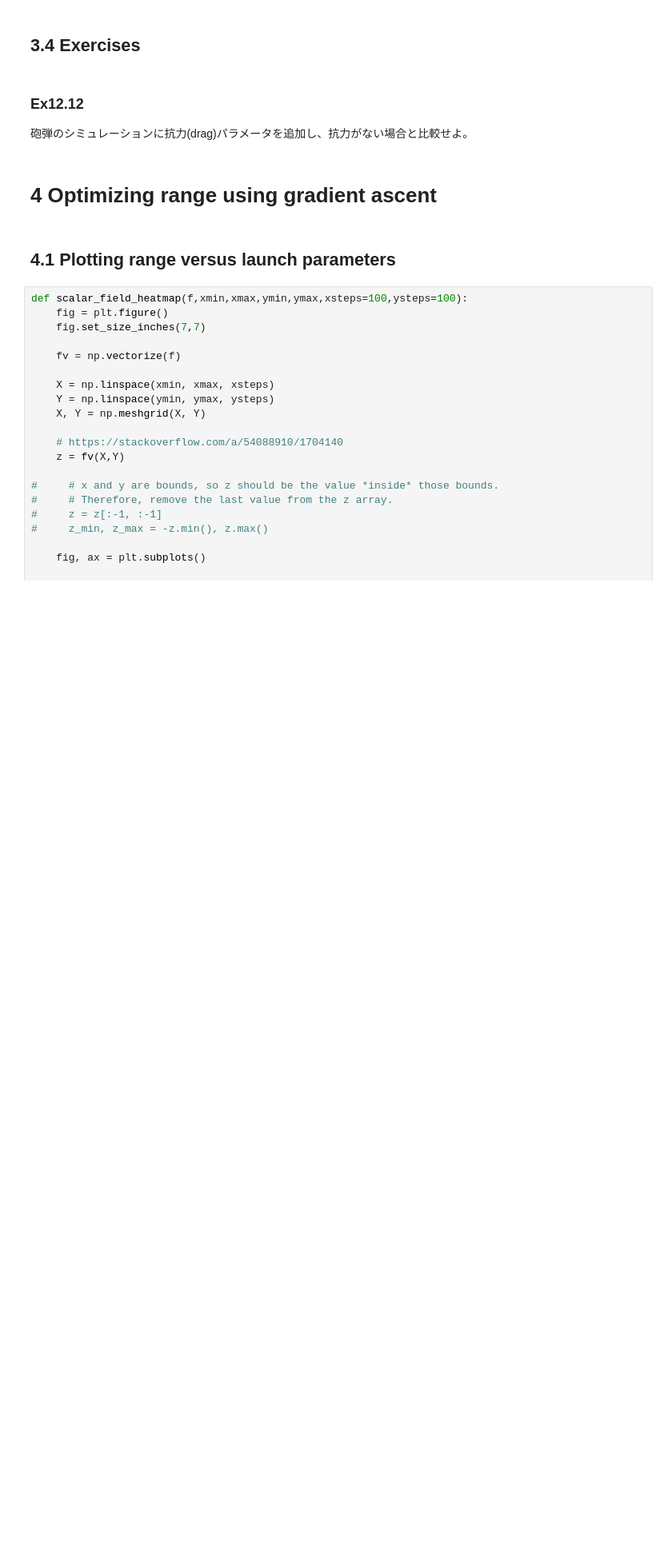
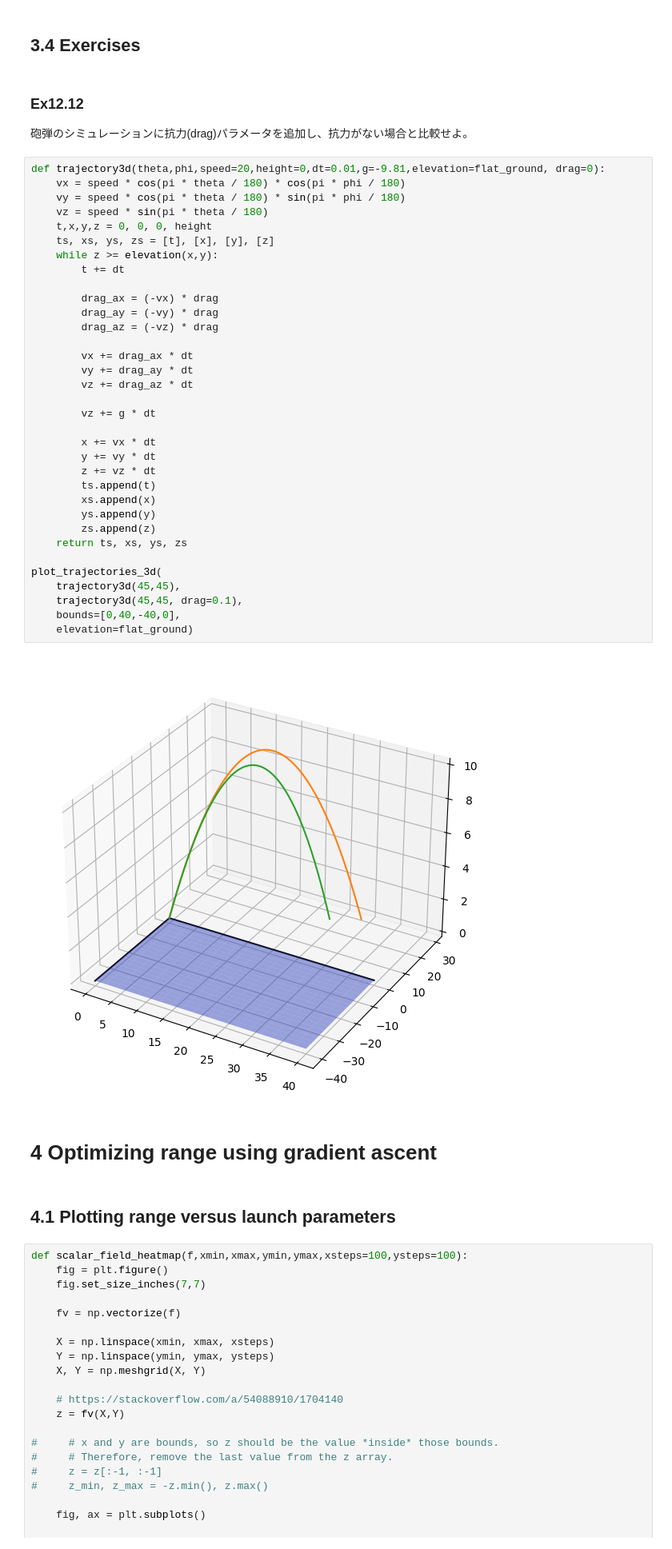
Before and after one commit to kjmatsuda/Math-for-Programmers, a Jupyter notebook: Chapter_12/ex12.ipynb, the cells around one changed output. Shown at 80% size. Drawn from its saved outputs; the diff is of its cells as text; blank space fills up the shorter version.

```diff
--- a/Chapter_12/ex12.ipynb
+++ b/Chapter_12/ex12.ipynb
@@ -334,6 +336,42 @@ def landing_distance(theta,phi): #<3>
 # %% [markdown]
 ### Ex12.12
 砲弾のシミュレーションに抗力(drag)パラメータを追加し、抗力がない場合と比較せよ。
+# %%
+def trajectory3d(theta,phi,speed=20,height=0,dt=0.01,g=-9.81,elevation=flat_ground, drag=0):
+    vx = speed * cos(pi * theta / 180) * cos(pi * phi / 180)
+    vy = speed * cos(pi * theta / 180) * sin(pi * phi / 180)
+    vz = speed * sin(pi * theta / 180)
+    t,x,y,z = 0, 0, 0, height
+    ts, xs, ys, zs = [t], [x], [y], [z]
+    while z >= elevation(x,y):
+        t += dt
+
+        drag_ax = (-vx) * drag
+        drag_ay = (-vy) * drag
+        drag_az = (-vz) * drag
+
+        vx += drag_ax * dt
+        vy += drag_ay * dt
+        vz += drag_az * dt
+
+        vz += g * dt
+
+        x += vx * dt
+        y += vy * dt
+        z += vz * dt
+        ts.append(t)
+        xs.append(x)
+        ys.append(y)
+        zs.append(z)
+    return ts, xs, ys, zs
+
+plot_trajectories_3d(
+    trajectory3d(45,45),
+    trajectory3d(45,45, drag=0.1),
+    bounds=[0,40,-40,0],
+    elevation=flat_ground)
+# %% [output]
+[figure, added]
 # %% [markdown]
 # 4 Optimizing range using gradient ascent
 # %% [markdown]
```
Also changed, not shown: parts of 8 cells of this notebook.
